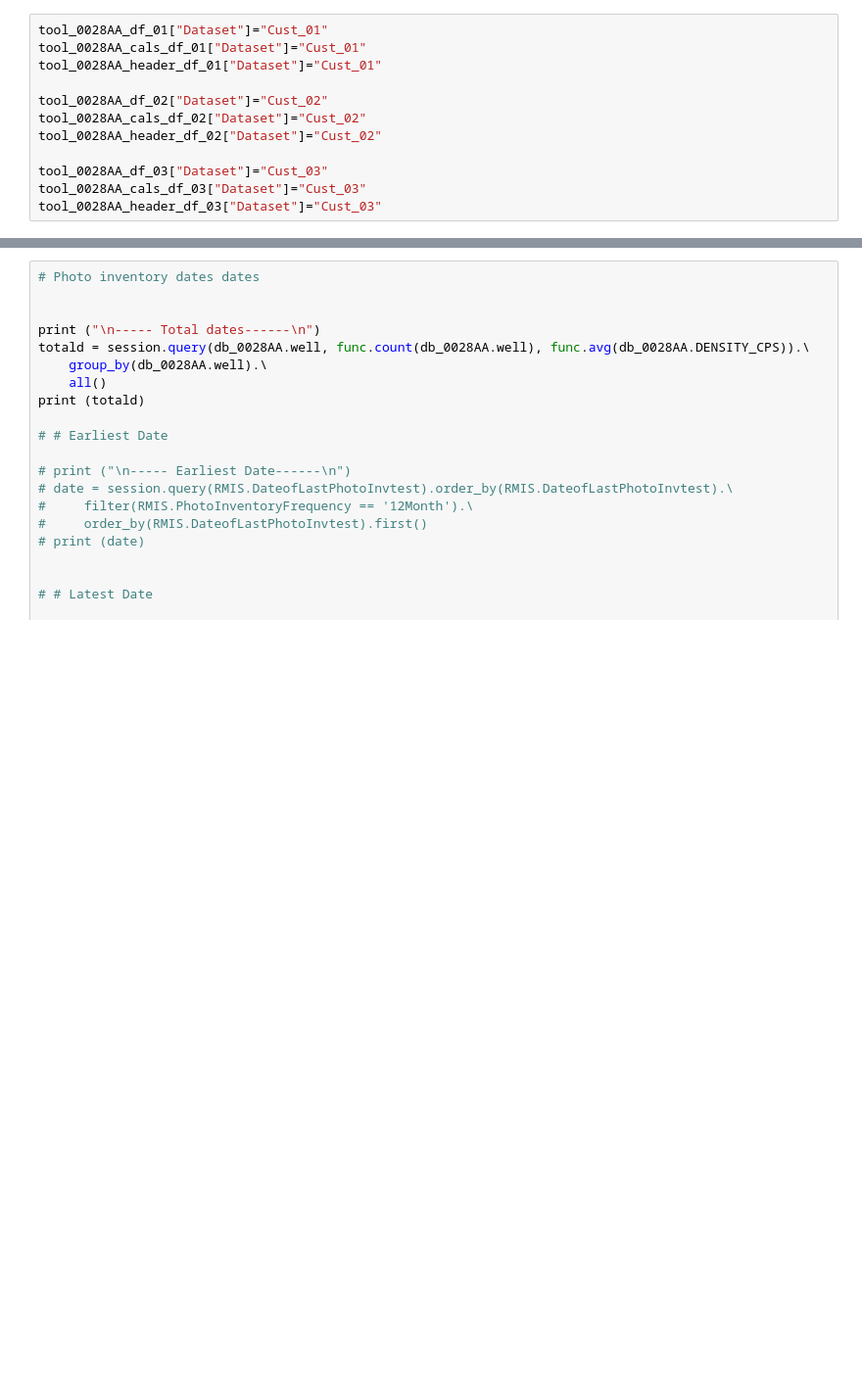
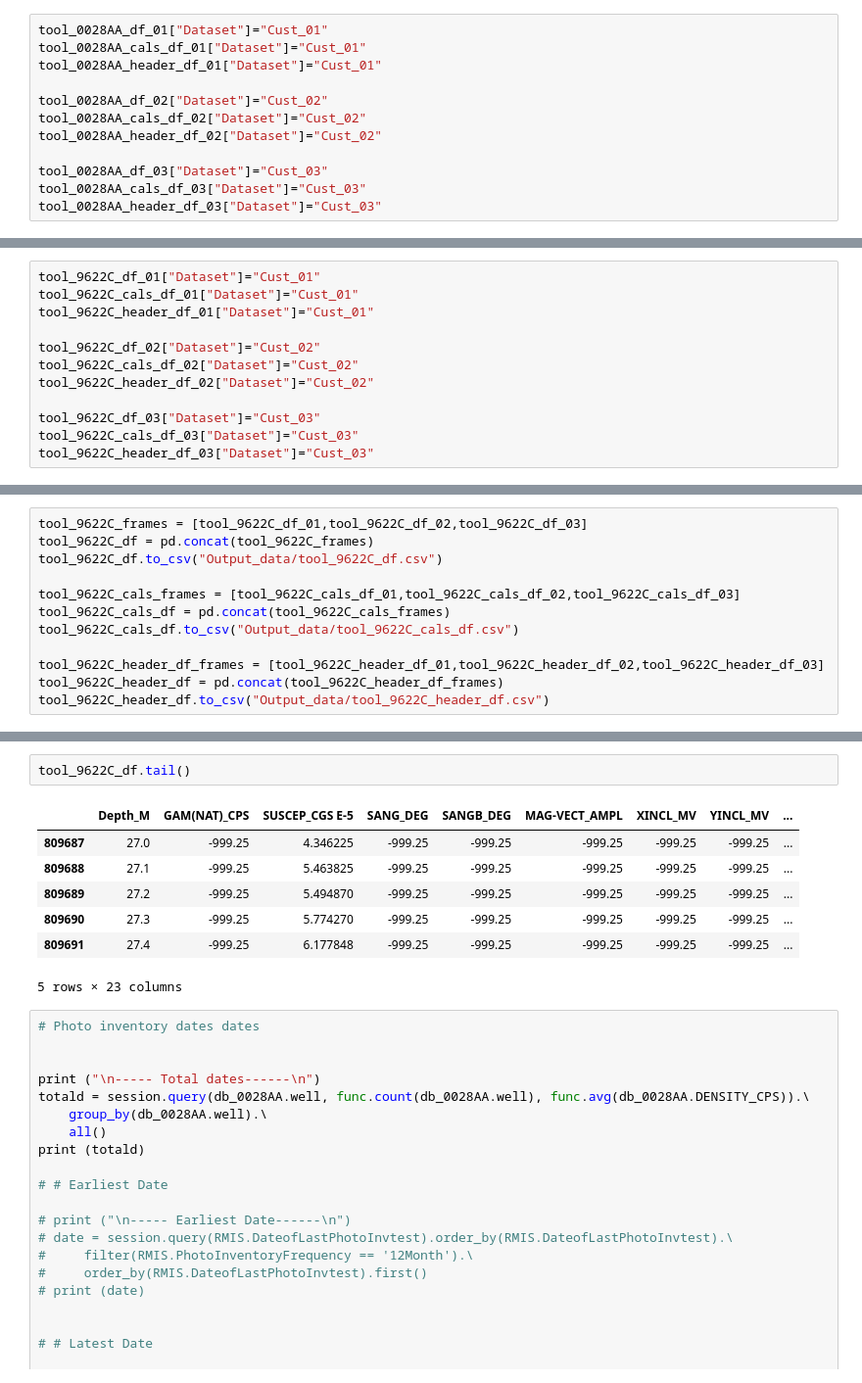
Before and after one commit to lcardsvr/Geophysical-Tool-Response-Project, a Jupyter notebook: GeoTool_Response_WIP.ipynb, the cells around one changed output, grey strips where cells are left out. Shown at 98% size. Cells and saved outputs as stored; diff of their text form; blank space fills up the shorter version.

```diff
--- a/GeoTool_Response_WIP.ipynb
+++ b/GeoTool_Response_WIP.ipynb
@@ -521,0 +525,12 @@ tool_0028AA_df_01.head()
+# %%
+tool_9622C_df_01["Dataset"]="Cust_01"
+tool_9622C_cals_df_01["Dataset"]="Cust_01"
+tool_9622C_header_df_01["Dataset"]="Cust_01"
+
+tool_9622C_df_02["Dataset"]="Cust_02"
+tool_9622C_cals_df_02["Dataset"]="Cust_02"
+tool_9622C_header_df_02["Dataset"]="Cust_02"
+
+tool_9622C_df_03["Dataset"]="Cust_03"
+tool_9622C_cals_df_03["Dataset"]="Cust_03"
+tool_9622C_header_df_03["Dataset"]="Cust_03"
@@ -521,0 +564,12 @@ tool_0028AA_df_01.head()
+# %%
+tool_9622C_frames = [tool_9622C_df_01,tool_9622C_df_02,tool_9622C_df_03]
+tool_9622C_df = pd.concat(tool_9622C_frames)
+tool_9622C_df.to_csv("Output_data/tool_9622C_df.csv")
+
+tool_9622C_cals_frames = [tool_9622C_cals_df_01,tool_9622C_cals_df_02,tool_9622C_cals_df_03]
+tool_9622C_cals_df = pd.concat(tool_9622C_cals_frames)
+tool_9622C_cals_df.to_csv("Output_data/tool_9622C_cals_df.csv")
+
+tool_9622C_header_df_frames = [tool_9622C_header_df_01,tool_9622C_header_df_02,tool_9622C_header_df_03]
+tool_9622C_header_df = pd.concat(tool_9622C_header_df_frames)
+tool_9622C_header_df.to_csv("Output_data/tool_9622C_header_df.csv")
@@ -522,3 +605,13 @@ tool_0028AA_df_01.head()
+# %%
+tool_9622C_df.tail()
+# %% [output]
+|  | Depth_M | GAM(NAT)_CPS | SUSCEP_CGS E-5 | SANG_DEG | SANGB_DEG | MAG-VECT_AMPL | XINCL_MV | YINCL_MV | ... |
+| 809687 | 27.0 | -999.25 | 4.346225 | -999.25 | -999.25 | -999.25 | -999.25 | -999.25 | ... |
+| 809688 | 27.1 | -999.25 | 5.463825 | -999.25 | -999.25 | -999.25 | -999.25 | -999.25 | ... |
+| 809689 | 27.2 | -999.25 | 5.494870 | -999.25 | -999.25 | -999.25 | -999.25 | -999.25 | ... |
+| 809690 | 27.3 | -999.25 | 5.774270 | -999.25 | -999.25 | -999.25 | -999.25 | -999.25 | ... |
+| 809691 | 27.4 | -999.25 | 6.177848 | -999.25 | -999.25 | -999.25 | -999.25 | -999.25 | ... |
+5 rows × 23 columns
 # %%
 # Photo inventory dates dates
 
```
Also changed, not shown: parts of 8 cells of this notebook.
